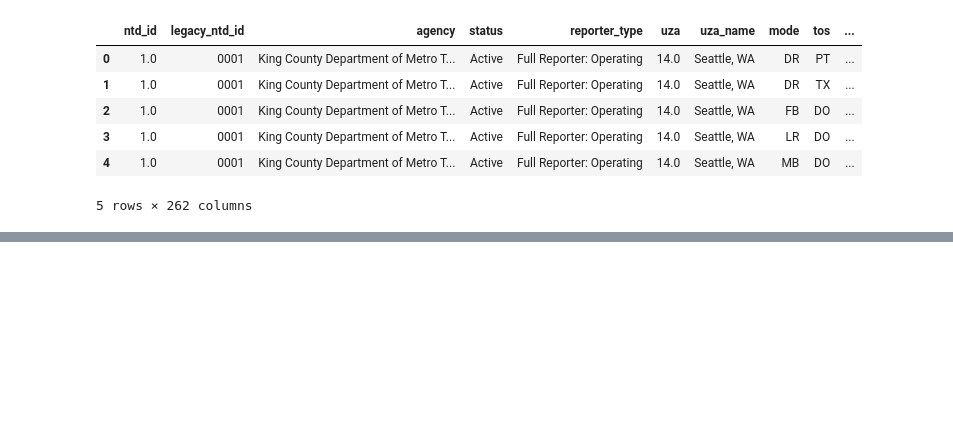
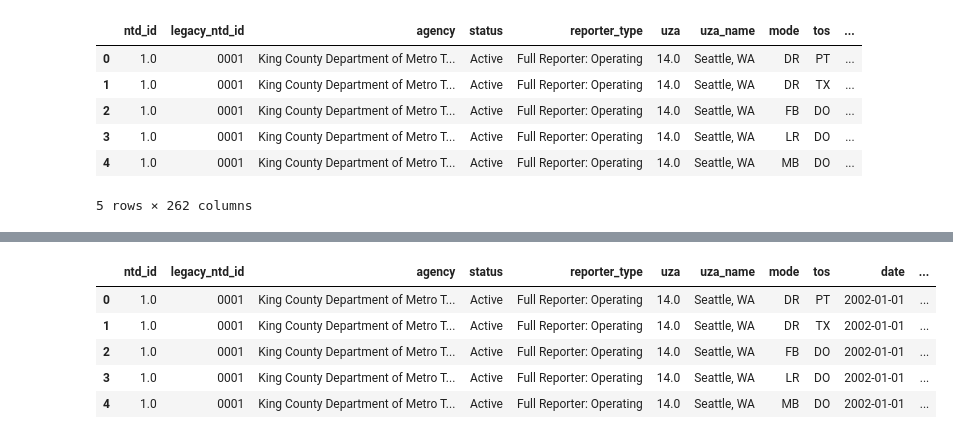
Before and after one commit to fedderw/transitscope-baltimore, a Jupyter notebook: notebooks/ntd.ipynb, the cells around one changed output, grey strips where cells are left out. Cells and saved outputs as stored; diff of their text form; code cells hidden in the pictures; blank space fills up the shorter version.

```diff
--- a/notebooks/ntd.ipynb
+++ b/notebooks/ntd.ipynb
@@ -181,0 +231,31 @@ upt.iloc[:, :10].head(5).to_clipboard()
+# %%
+# We want to create a new column called 'weekdays' that contains the number of weekdays in the month starting on the date in 'month_start'
+# We can use the pandas method 'to_period' to convert the 'month_start' column to a PeriodIndex
+import datetime as dt
+import calendar
+# But that gives us the number of days in the month, not the number of weekdays
+def get_business_days(row):
+    # Get the first day of the month
+    first_day = dt.datetime(row["date"].year, row["date"].month, 1)
+    # Get the last day of the month
+    last_day = dt.datetime(
+        row["date"].year,
+        row["date"].month,
+        calendar.monthrange(row["date"].year, row["date"].month)[1],
+    )
+    # Get the number of business days in the month
+    business_days = pd.bdate_range(first_day, last_day).shape[0]
+    return business_days
+upt_long['weekdays'] = upt_long.apply(get_business_days, axis=1)
+
+# upt_long_subset = upt_long[["date"]].drop_duplicates()
+# upt_long_subset
+# %%
+upt_long.head()
+# %% [output]
+|  | ntd_id | legacy_ntd_id | agency | status | reporter_type | uza | uza_name | mode | tos | date | ... |
+| 0 | 1.0 | 0001 | King County Department of Metro T... | Active | Full Reporter: Operating | 14.0 | Seattle, WA | DR | PT | 2002-01-01 | ... |
+| 1 | 1.0 | 0001 | King County Department of Metro T... | Active | Full Reporter: Operating | 14.0 | Seattle, WA | DR | TX | 2002-01-01 | ... |
+| 2 | 1.0 | 0001 | King County Department of Metro T... | Active | Full Reporter: Operating | 14.0 | Seattle, WA | FB | DO | 2002-01-01 | ... |
+| 3 | 1.0 | 0001 | King County Department of Metro T... | Active | Full Reporter: Operating | 14.0 | Seattle, WA | LR | DO | 2002-01-01 | ... |
+| 4 | 1.0 | 0001 | King County Department of Metro T... | Active | Full Reporter: Operating | 14.0 | Seattle, WA | MB | DO | 2002-01-01 | ... |
```
Also changed, not shown: parts of 16 cells of this notebook, 5 other files.
